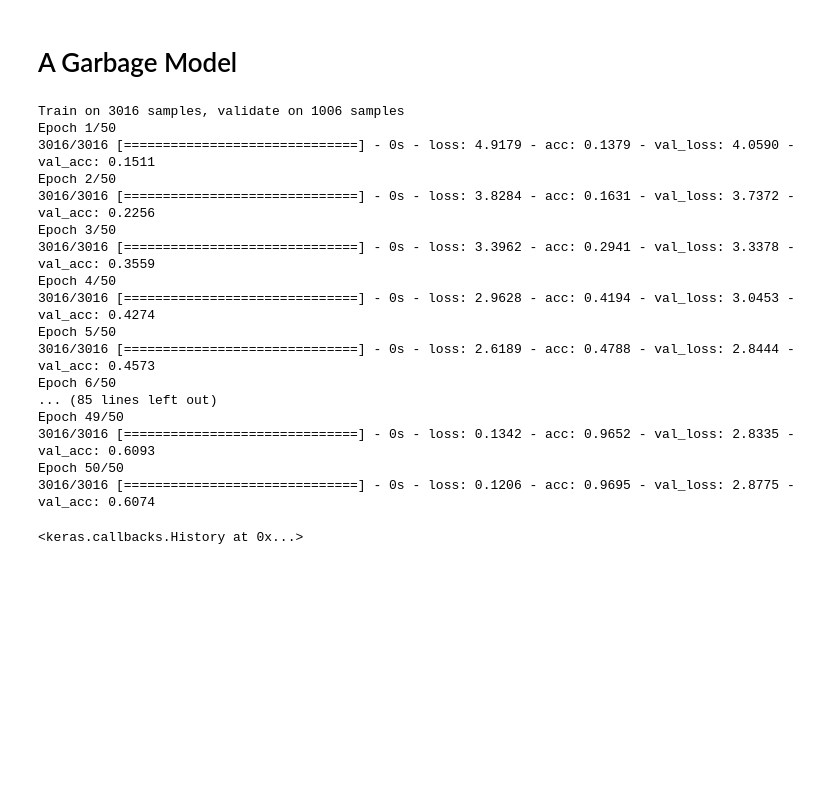
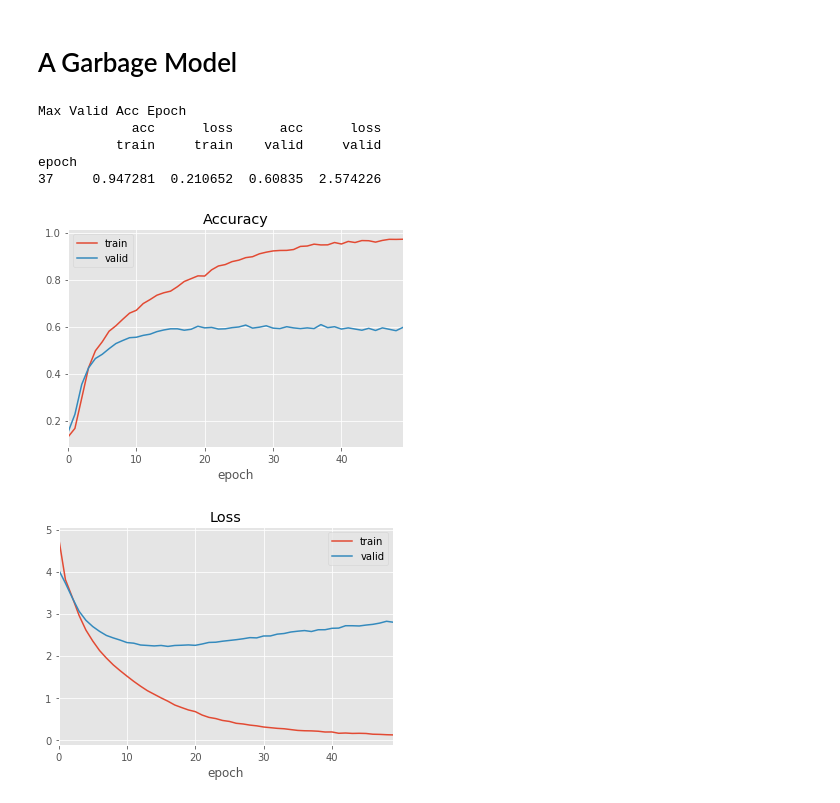
Before and after one commit to vickyliin/NLIL, a Jupyter notebook: train_law_classifier_tfidf.ipynb, the cells around one changed output. Saved outputs shown, nothing was run; the diff lists cells and outputs as text; code cells hidden in the pictures; blank space fills up the shorter version.

Commit message:
Thank vickygod

```diff
--- a/train_law_classifier_tfidf.ipynb
+++ b/train_law_classifier_tfidf.ipynb
@@ -14,7 +14,5 @@ from sklearn.preprocessing import Normalizer
 from sklearn.decomposition import TruncatedSVD
 from sklearn.model_selection import train_test_split
 
-import matplotlib
-import matplotlib.pyplot as plt
-plt.style.use('ggplot')
+from vickygod import *
 %matplotlib inline
@@ -74,25 +74,15 @@ def get_garbage_model():
 # %%
 model = get_garbage_model()
 model.compile(optimizer='adam',
               loss='categorical_crossentropy',
               metrics=['accuracy'])
-model.fit(train_x ,train_y, epochs=50, validation_data=(valid_x, valid_y))
+hist = model.fit(train_x ,train_y, epochs=50, validation_data=(valid_x, valid_y), verbose=0)
+record(hist)
 # %% [output]
-Train on 3016 samples, validate on 1006 samples
-Epoch 1/50
-3016/3016 [==============================] - 0s - loss: 4.9179 - acc: 0.1379 - val_loss: 4.0590 - val_acc: 0.1511
-Epoch 2/50
-3016/3016 [==============================] - 0s - loss: 3.8284 - acc: 0.1631 - val_loss: 3.7372 - val_acc: 0.2256
-Epoch 3/50
-3016/3016 [==============================] - 0s - loss: 3.3962 - acc: 0.2941 - val_loss: 3.3378 - val_acc: 0.3559
-Epoch 4/50
-3016/3016 [==============================] - 0s - loss: 2.9628 - acc: 0.4194 - val_loss: 3.0453 - val_acc: 0.4274
-Epoch 5/50
-3016/3016 [==============================] - 0s - loss: 2.6189 - acc: 0.4788 - val_loss: 2.8444 - val_acc: 0.4573
-Epoch 6/50
-... (85 lines left out)
-Epoch 49/50
-3016/3016 [==============================] - 0s - loss: 0.1342 - acc: 0.9652 - val_loss: 2.8335 - val_acc: 0.6093
-Epoch 50/50
-3016/3016 [==============================] - 0s - loss: 0.1206 - acc: 0.9695 - val_loss: 2.8775 - val_acc: 0.6074
+Max Valid Acc Epoch
+            acc      loss      acc      loss
+          train     train    valid     valid
+epoch
+37     0.947281  0.210652  0.60835  2.574226
-<keras.callbacks.History at 0x...>
+[figure, added]
+[figure, added]
```
Also changed, not shown: parts of 1 cell of this notebook, 1 other file.
